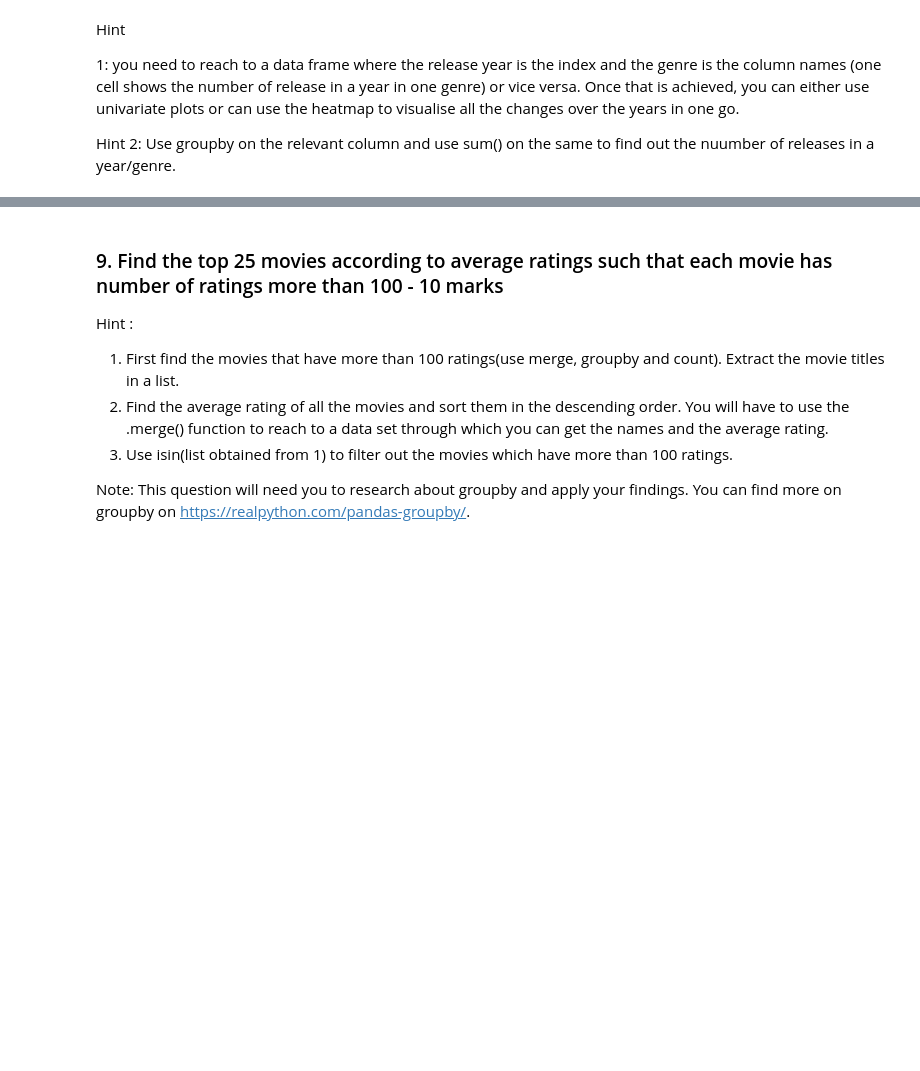
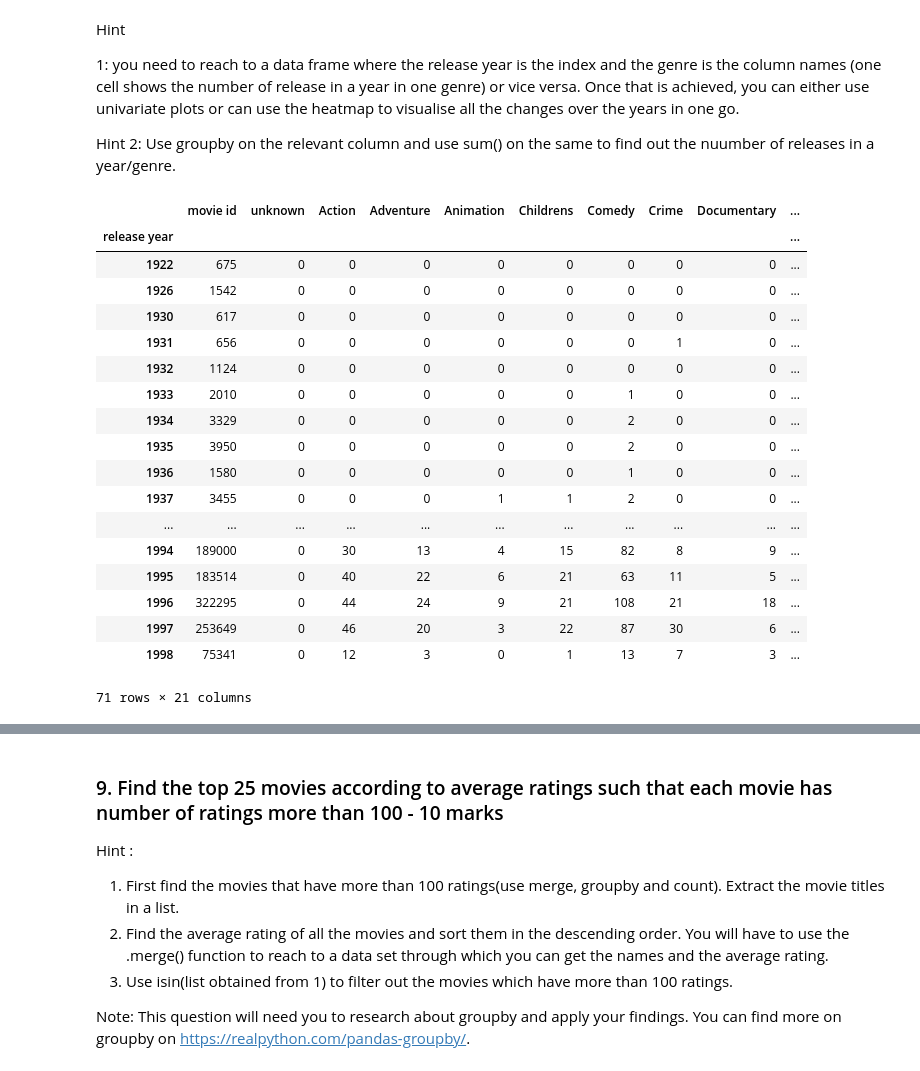
Before and after one commit to qthanglee/UAT, a Jupyter notebook: movielens/movie_lens.ipynb, the cells around one changed output, grey strips where cells are left out. Cells and saved outputs as stored; diff of their text form; code cells hidden in the pictures; blank space fills up the shorter version.

```diff
--- a/movielens/movie_lens.ipynb
+++ b/movielens/movie_lens.ipynb
@@ -244,2 +245,27 @@ Hint 2: Use groupby on the relevant column and use sum() on the same to find out
+# %%
+df_movie['release year'] = df_movie2['release date'].apply(lambda x: get_year_from_str(x))
+df_gene_by_year = df_movie.groupby('release year').sum()
+df_gene_by_year.drop(columns ='movie id').T
+df_gene_by_year
+# %% [output]
+|  | movie id | unknown | Action | Adventure | Animation | Childrens | Comedy | Crime | Documentary | ... |
+| release year |  |  |  |  |  |  |  |  |  | ... |
+| 1922 | 675 | 0 | 0 | 0 | 0 | 0 | 0 | 0 | 0 | ... |
+| 1926 | 1542 | 0 | 0 | 0 | 0 | 0 | 0 | 0 | 0 | ... |
+| 1930 | 617 | 0 | 0 | 0 | 0 | 0 | 0 | 0 | 0 | ... |
+| 1931 | 656 | 0 | 0 | 0 | 0 | 0 | 0 | 1 | 0 | ... |
+| 1932 | 1124 | 0 | 0 | 0 | 0 | 0 | 0 | 0 | 0 | ... |
+| 1933 | 2010 | 0 | 0 | 0 | 0 | 0 | 1 | 0 | 0 | ... |
+| 1934 | 3329 | 0 | 0 | 0 | 0 | 0 | 2 | 0 | 0 | ... |
+| 1935 | 3950 | 0 | 0 | 0 | 0 | 0 | 2 | 0 | 0 | ... |
+| 1936 | 1580 | 0 | 0 | 0 | 0 | 0 | 1 | 0 | 0 | ... |
+| 1937 | 3455 | 0 | 0 | 0 | 1 | 1 | 2 | 0 | 0 | ... |
+| ... | ... | ... | ... | ... | ... | ... | ... | ... | ... | ... |
+| 1994 | 189000 | 0 | 30 | 13 | 4 | 15 | 82 | 8 | 9 | ... |
+| 1995 | 183514 | 0 | 40 | 22 | 6 | 21 | 63 | 11 | 5 | ... |
+| 1996 | 322295 | 0 | 44 | 24 | 9 | 21 | 108 | 21 | 18 | ... |
+| 1997 | 253649 | 0 | 46 | 20 | 3 | 22 | 87 | 30 | 6 | ... |
+| 1998 | 75341 | 0 | 12 | 3 | 0 | 1 | 13 | 7 | 3 | ... |
+71 rows × 21 columns
 # %%
 plt.figure(figsize=(20,10))
```
Also changed, not shown: parts of 8 cells of this notebook.
